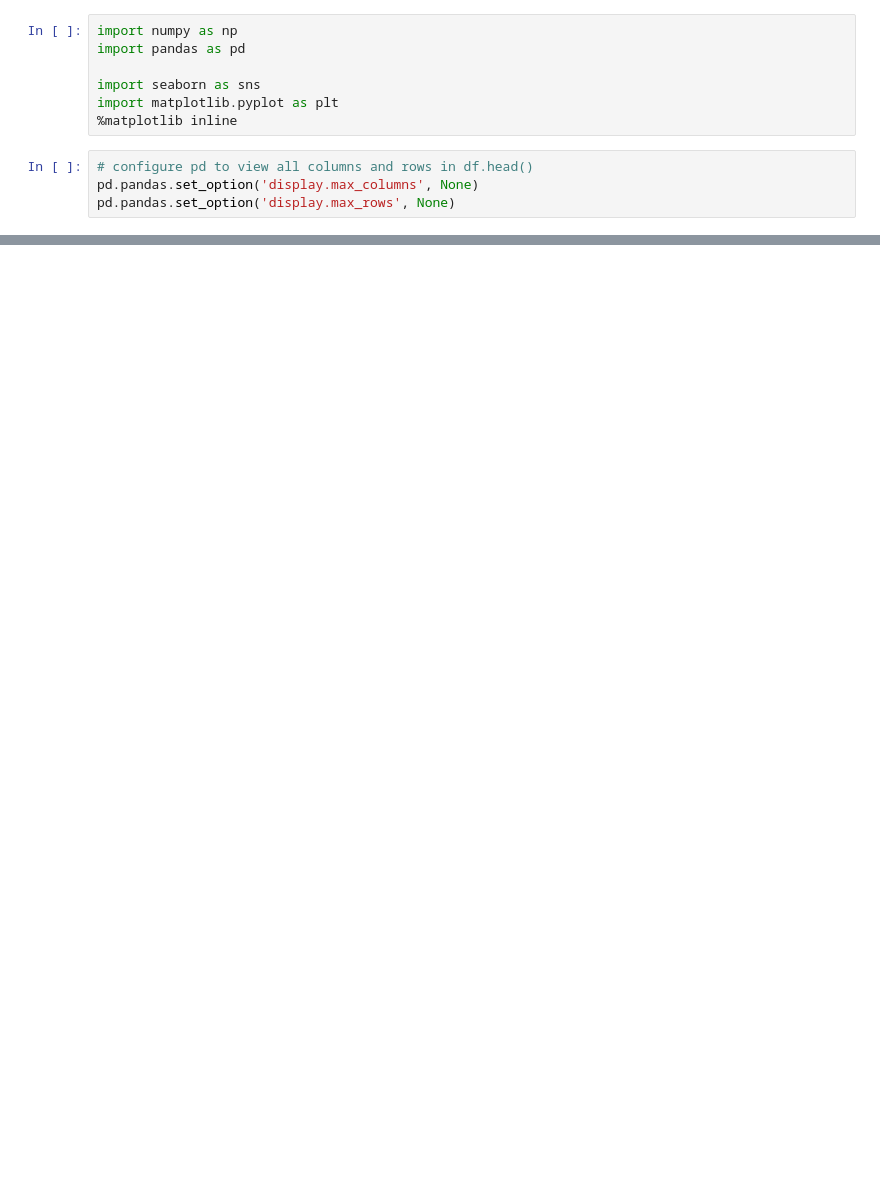
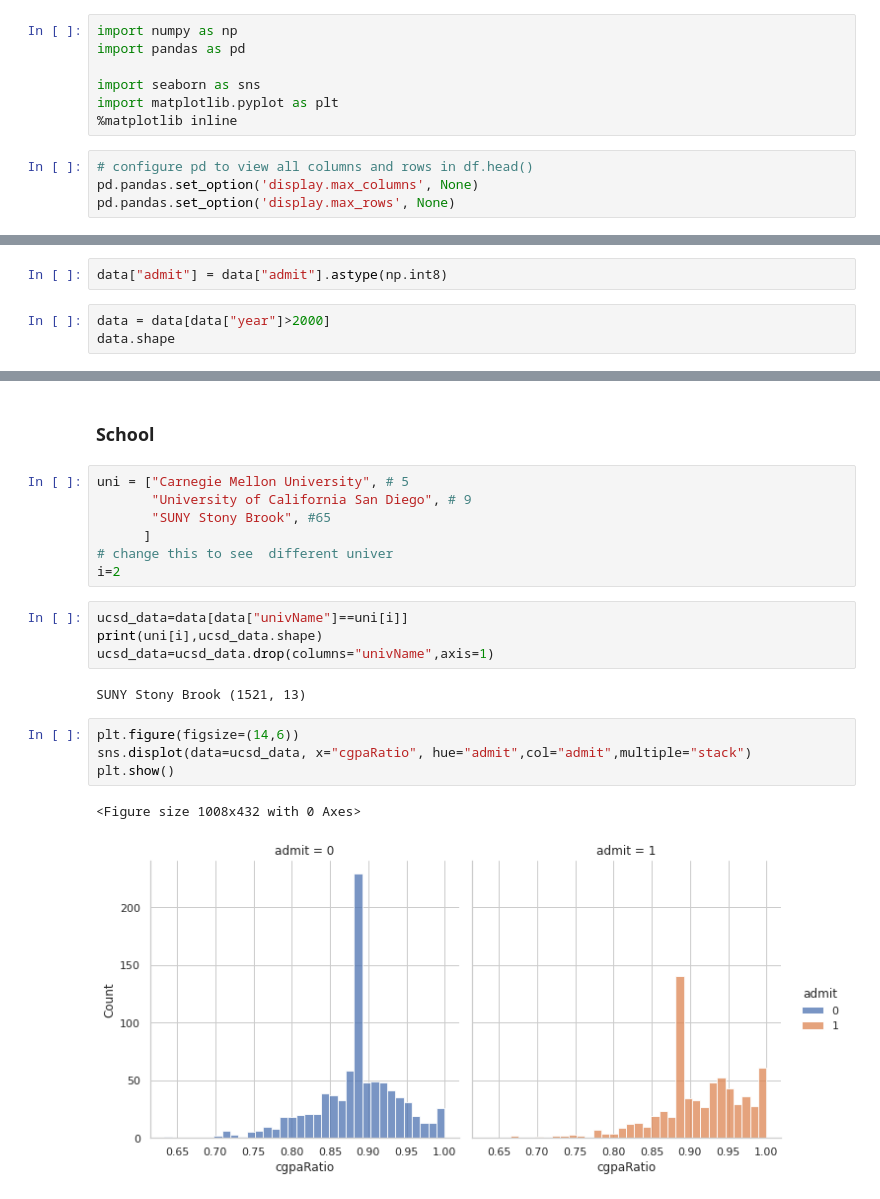
Before and after one commit to yifanwu2828/Graduate-University-Admission-Prediction, a Jupyter notebook: Feature_Engineering.ipynb, the cells around one changed output, grey strips where cells are left out. Drawn from its saved outputs; the diff is of its cells as text; blank space fills up the shorter version.

```diff
--- a/Feature_Engineering.ipynb
+++ b/Feature_Engineering.ipynb
@@ -95,0 +25,5 @@ data.shape
+# %%
+data["admit"] = data["admit"].astype(np.int8)
+# %%
+data = data[data["year"]>2000]
+data.shape
@@ -95,0 +46,22 @@ data.shape
+# %% [markdown]
+### School
+# %%
+uni = ["Carnegie Mellon University", # 5
+       "University of California San Diego", # 9
+       "SUNY Stony Brook", #65
+      ]
+# change this to see  different univer
+i=2
+# %%
+ucsd_data=data[data["univName"]==uni[i]]
+print(uni[i],ucsd_data.shape)
+ucsd_data=ucsd_data.drop(columns="univName",axis=1)
+# %% [output]
+SUNY Stony Brook (1521, 13)
+# %%
+plt.figure(figsize=(14,6))
+sns.displot(data=ucsd_data, x="cgpaRatio", hue="admit",col="admit",multiple="stack")
+plt.show()
+# %% [output]
+<Figure size 1008x432 with 0 Axes>
+[figure, added]
```
Also changed, not shown: parts of 44 cells of this notebook, 1 other file.
